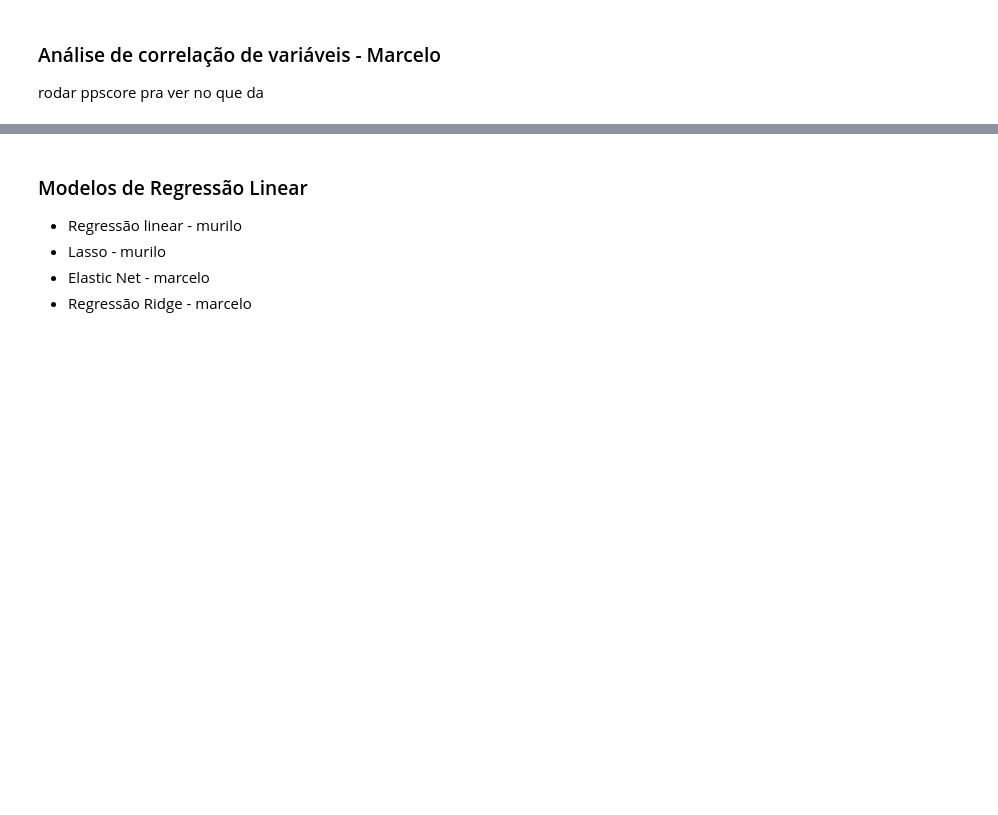
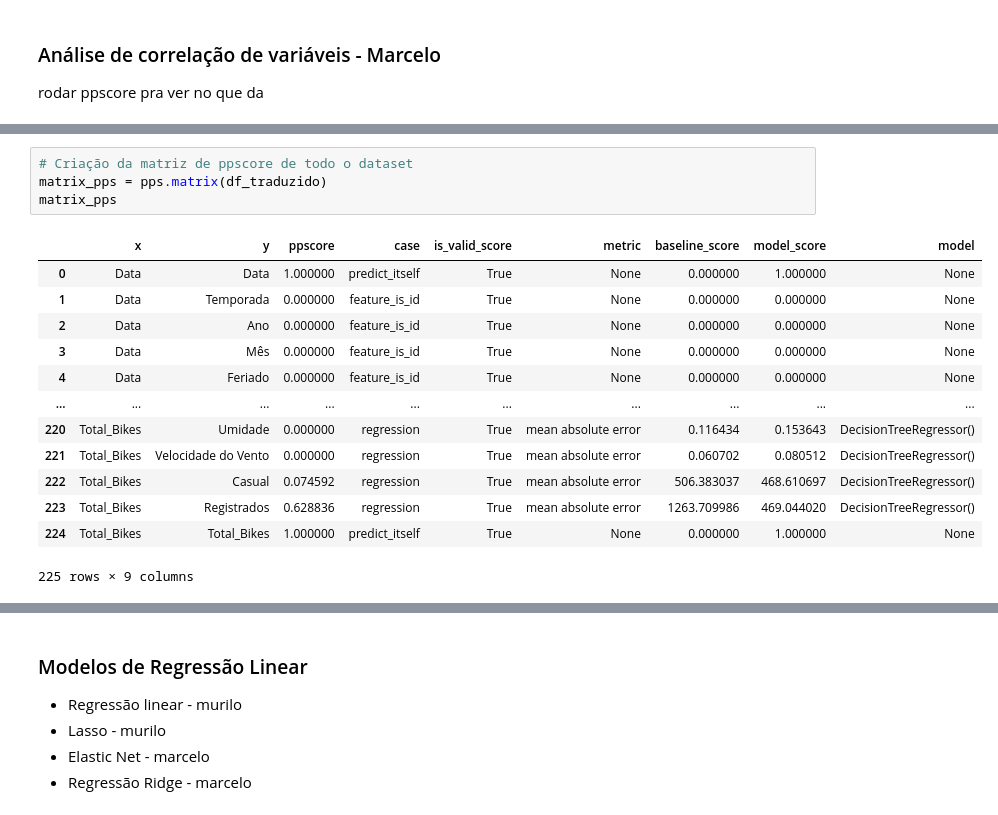
Before and after one commit to MarceloBindi30/A3_AnaliseDeDados, a Jupyter notebook: A3_Main.ipynb, the cells around one changed output, grey strips where cells are left out. Drawn from its saved outputs; the diff is of its cells as text; blank space fills up the shorter version.

```diff
--- a/A3_Main.ipynb
+++ b/A3_Main.ipynb
@@ -195,0 +201,18 @@ sns.heatmap(df.corr(), annot = True)
+# %%
+# Criação da matriz de ppscore de todo o dataset
+matrix_pps = pps.matrix(df_traduzido)
+matrix_pps
+# %% [output]
+|  | x | y | ppscore | case | is_valid_score | metric | baseline_score | model_score | model |
+| 0 | Data | Data | 1.000000 | predict_itself | True | None | 0.000000 | 1.000000 | None |
+| 1 | Data | Temporada | 0.000000 | feature_is_id | True | None | 0.000000 | 0.000000 | None |
+| 2 | Data | Ano | 0.000000 | feature_is_id | True | None | 0.000000 | 0.000000 | None |
+| 3 | Data | Mês | 0.000000 | feature_is_id | True | None | 0.000000 | 0.000000 | None |
+| 4 | Data | Feriado | 0.000000 | feature_is_id | True | None | 0.000000 | 0.000000 | None |
+| ... | ... | ... | ... | ... | ... | ... | ... | ... | ... |
+| 220 | Total_Bikes | Umidade | 0.000000 | regression | True | mean absolute error | 0.116434 | 0.153643 | DecisionTreeRegressor() |
+| 221 | Total_Bikes | Velocidade do Vento | 0.000000 | regression | True | mean absolute error | 0.060702 | 0.080512 | DecisionTreeRegressor() |
+| 222 | Total_Bikes | Casual | 0.074592 | regression | True | mean absolute error | 506.383037 | 468.610697 | DecisionTreeRegressor() |
+| 223 | Total_Bikes | Registrados | 0.628836 | regression | True | mean absolute error | 1263.709986 | 469.044020 | DecisionTreeRegressor() |
+| 224 | Total_Bikes | Total_Bikes | 1.000000 | predict_itself | True | None | 0.000000 | 1.000000 | None |
+225 rows × 9 columns
```
Also changed, not shown: parts of 11 cells of this notebook.
